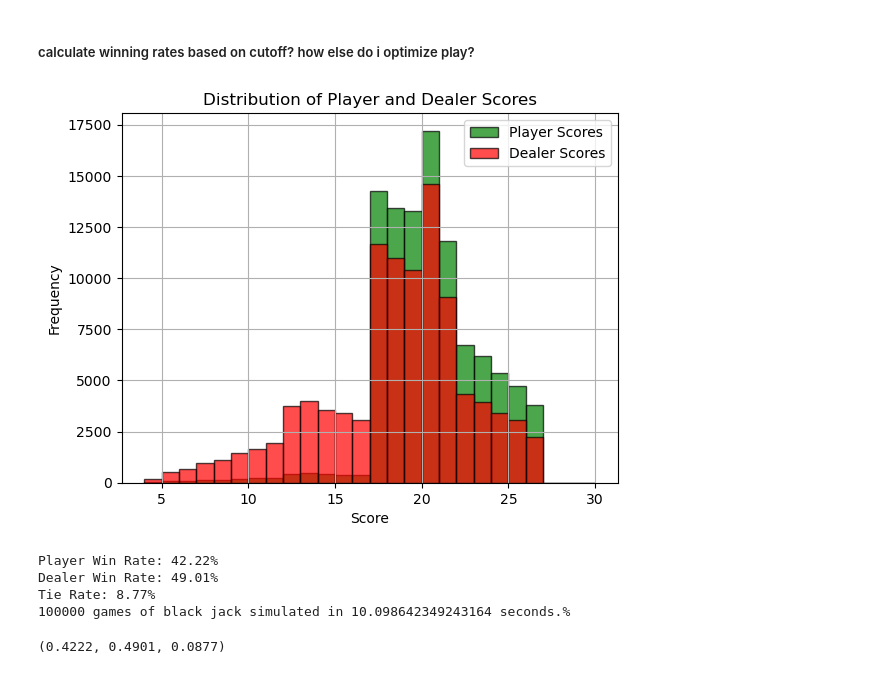
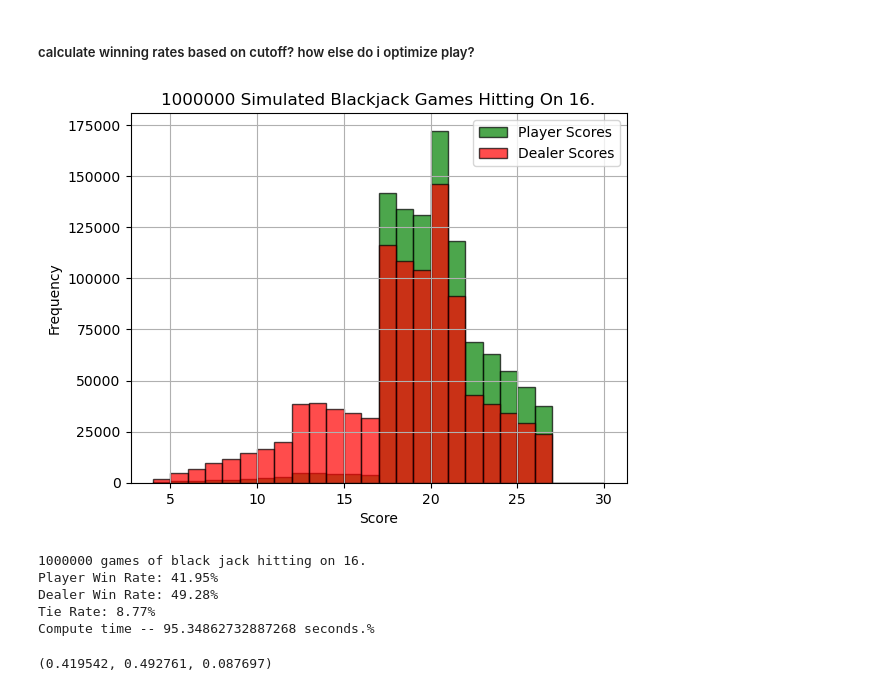
Before and after one commit to maxmatkovski/Monte-Carlo, a Jupyter notebook: Blackjack.ipynb, the cells around one changed output. Drawn from its saved outputs; the diff is of its cells as text; code cells hidden in the pictures.

```diff
--- a/Blackjack.ipynb
+++ b/Blackjack.ipynb
@@ -24,12 +24,12 @@ def evaluate_hand(hand):
     return hand_value
 
 
-def store_scores_and_visualize(player_scores, dealer_scores):
+def store_scores_and_visualize(player_scores, dealer_scores,num_iterations,player_cutoff):
     plt.hist(player_scores, bins=range(4, 31), color='green', alpha=0.7, label='Player Scores', edgecolor='black')
     plt.hist(dealer_scores, bins=range(4, 31), color='red', alpha=0.7, label='Dealer Scores', edgecolor='black')
     plt.xlabel('Score')
     plt.ylabel('Frequency')
-    plt.title('Distribution of Player and Dealer Scores')
+    plt.title(f"{num_iterations} Simulated Blackjack Games Hitting On {player_cutoff}.")
     plt.legend()
     plt.grid(True)
     plt.show()
@@ -75,7 +75,7 @@ def simulate_blackjack(num_iterations, player_cutoff):
             dealer_cutoff = 17
 
             # player's turn
-            if player_score < player_cutoff:
+            if player_score <= player_cutoff:
                 player_hand.append(deal_card(deck))
 
             # dealer's turn
@@ -111,28 +111,27 @@ def simulate_blackjack(num_iterations, player_cutoff):
     tie_rate = ties / total_games
 
     # visualize the ending scores and cacualte time
-    store_scores_and_visualize(player_scores, dealer_scores)
+    store_scores_and_visualize(player_scores, dealer_scores,num_iterations,player_cutoff)
     end_time = time.time()
     elapsed_time = end_time - start_time
 
-    print(f"{num_iterations} games of black jack standing at {%")
+    print(f"{num_iterations} games of black jack hitting on {player_cutoff}.")
     print(f"Player Win Rate: {player_win_rate * 100:.2f}%")
     print(f"Dealer Win Rate: {dealer_win_rate * 100:.2f}%")
     print(f"Tie Rate: {tie_rate * 100:.2f}%")
-    print(f"{num_iterations} games of black jack standing at
     print(f"Compute time -- {elapsed_time} seconds.%")
 
     return player_win_rate, dealer_win_rate, tie_rate
 # %% [markdown]
 ##### calculate winning rates based on cutoff? how else do i optimize play?
 # %%
-# 100,000 games player_cutoff 17
-simulate_blackjack(100000, 17)
+simulate_blackjack(1000000, 16)
 # %% [output]
-[figure, old version]
+[figure, new version]
-Player Win Rate: 42.22%
-Dealer Win Rate: 49.01%
+1000000 games of black jack hitting on 16.
+Player Win Rate: 41.95%
+Dealer Win Rate: 49.28%
 Tie Rate: 8.77%
-100000 games of black jack simulated in 10.098642349243164 seconds.%
+Compute time -- 95.34862732887268 seconds.%
-(0.4222, 0.4901, 0.0877)
+(0.419542, 0.492761, 0.087697)
 # %%
```
Also changed, not shown: parts of 1 cell of this notebook.
